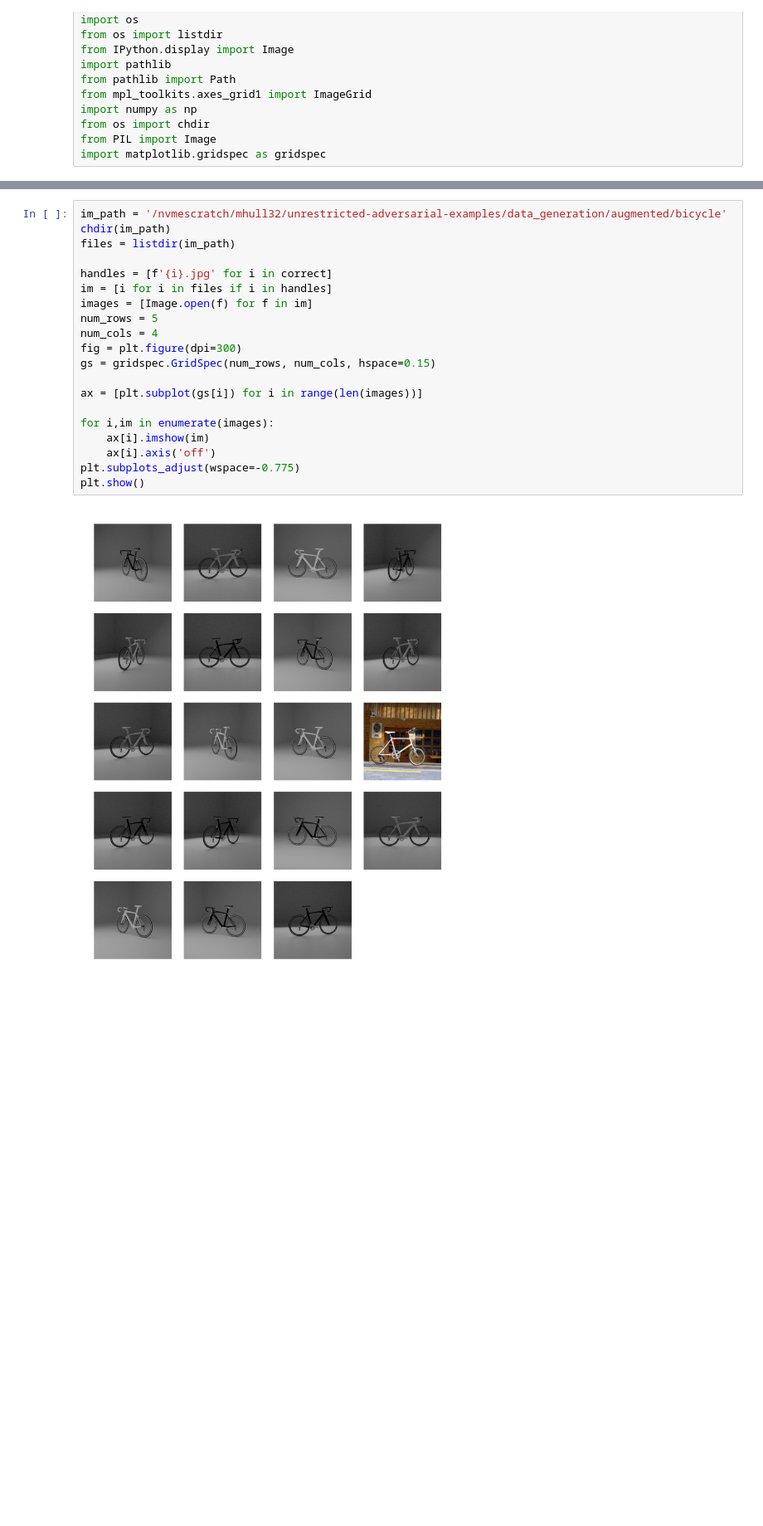
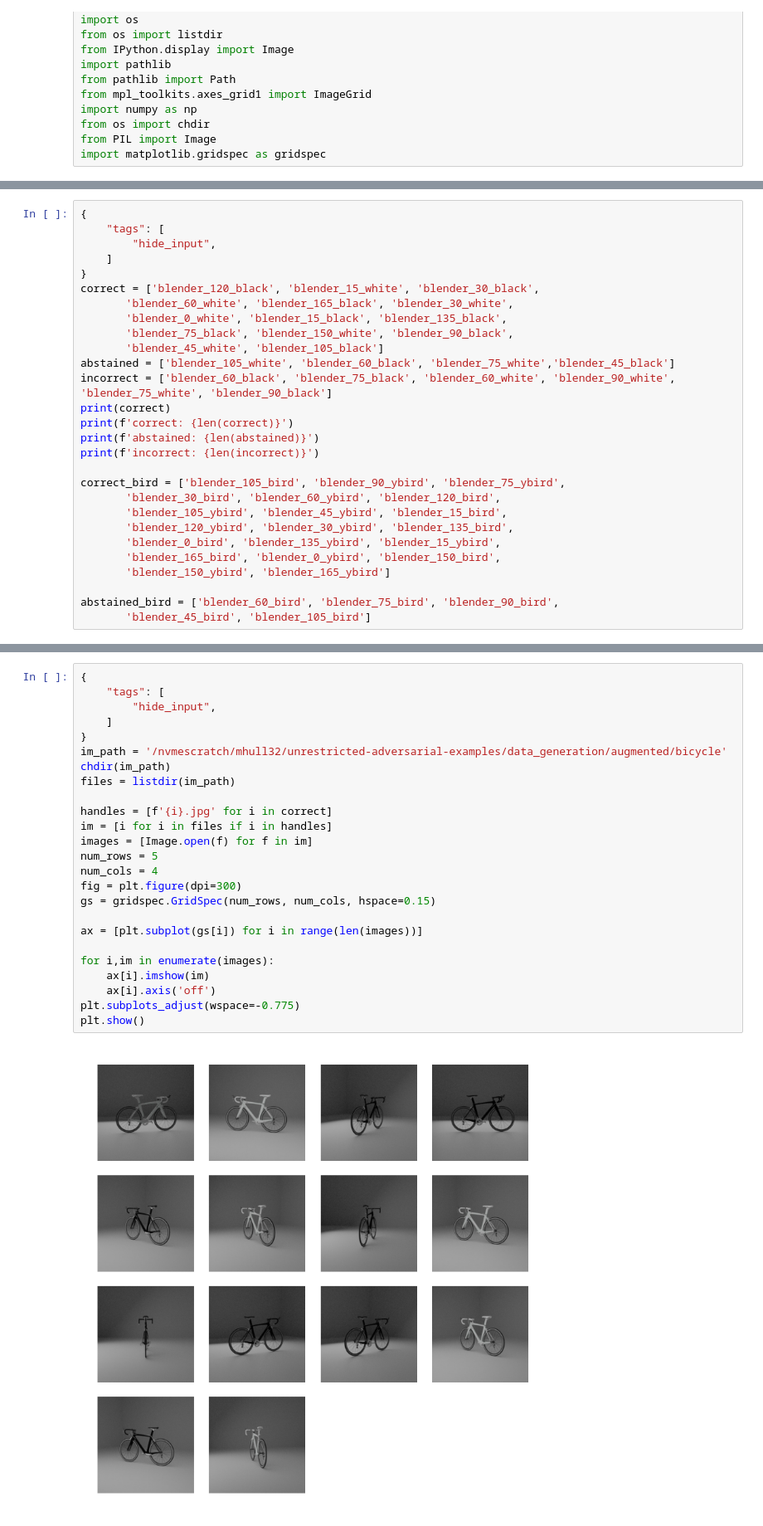
Before and after one commit to matthewdhull/augment_b.o.b, a Jupyter notebook: notebook/images.ipynb, the cells around one changed output, grey strips where cells are left out. Shown at 83% size. Drawn from its saved outputs; the diff is of its cells as text; blank space fills up the shorter version.

```diff
--- a/notebook/images.ipynb
+++ b/notebook/images.ipynb
@@ -23,0 +15,28 @@ incorrect: 6
+# %%
+{
+    "tags": [
+        "hide_input",
+    ]
+}
+correct = ['blender_120_black', 'blender_15_white', 'blender_30_black',
+       'blender_60_white', 'blender_165_black', 'blender_30_white',
+       'blender_0_white', 'blender_15_black', 'blender_135_black',
+       'blender_75_black', 'blender_150_white', 'blender_90_black',
+       'blender_45_white', 'blender_105_black']
+abstained = ['blender_105_white', 'blender_60_black', 'blender_75_white','blender_45_black']
+incorrect = ['blender_60_black', 'blender_75_black', 'blender_60_white', 'blender_90_white', 'blender_75_white', 'blender_90_black']
+print(correct)
+print(f'correct: {len(correct)}')
+print(f'abstained: {len(abstained)}')
+print(f'incorrect: {len(incorrect)}')
+
+correct_bird = ['blender_105_bird', 'blender_90_ybird', 'blender_75_ybird',
+       'blender_30_bird', 'blender_60_ybird', 'blender_120_bird',
+       'blender_105_ybird', 'blender_45_ybird', 'blender_15_bird',
+       'blender_120_ybird', 'blender_30_ybird', 'blender_135_bird',
+       'blender_0_bird', 'blender_135_ybird', 'blender_15_ybird',
+       'blender_165_bird', 'blender_0_ybird', 'blender_150_bird',
+       'blender_150_ybird', 'blender_165_ybird']
+
+abstained_bird = ['blender_60_bird', 'blender_75_bird', 'blender_90_bird',
+       'blender_45_bird', 'blender_105_bird']
@@ -26,22 +50,27 @@ incorrect: 6
 # %%
+{
+    "tags": [
+        "hide_input",
+    ]
+}
 im_path = '/nvmescratch/mhull32/unrestricted-adversarial-examples/data_generation/augmented/bicycle'
 chdir(im_path)
 files = listdir(im_path)
 
 handles = [f'{i}.jpg' for i in correct]
 im = [i for i in files if i in handles]
 images = [Image.open(f) for f in im]
 num_rows = 5
 num_cols = 4
 fig = plt.figure(dpi=300)
 gs = gridspec.GridSpec(num_rows, num_cols, hspace=0.15)
 
 ax = [plt.subplot(gs[i]) for i in range(len(images))]
 
 for i,im in enumerate(images):
     ax[i].imshow(im)
     ax[i].axis('off')
 plt.subplots_adjust(wspace=-0.775)
 plt.show()
 # %% [output]
-[figure, old version]
+[figure, new version]
```
Also changed, not shown: parts of 11 cells of this notebook.
